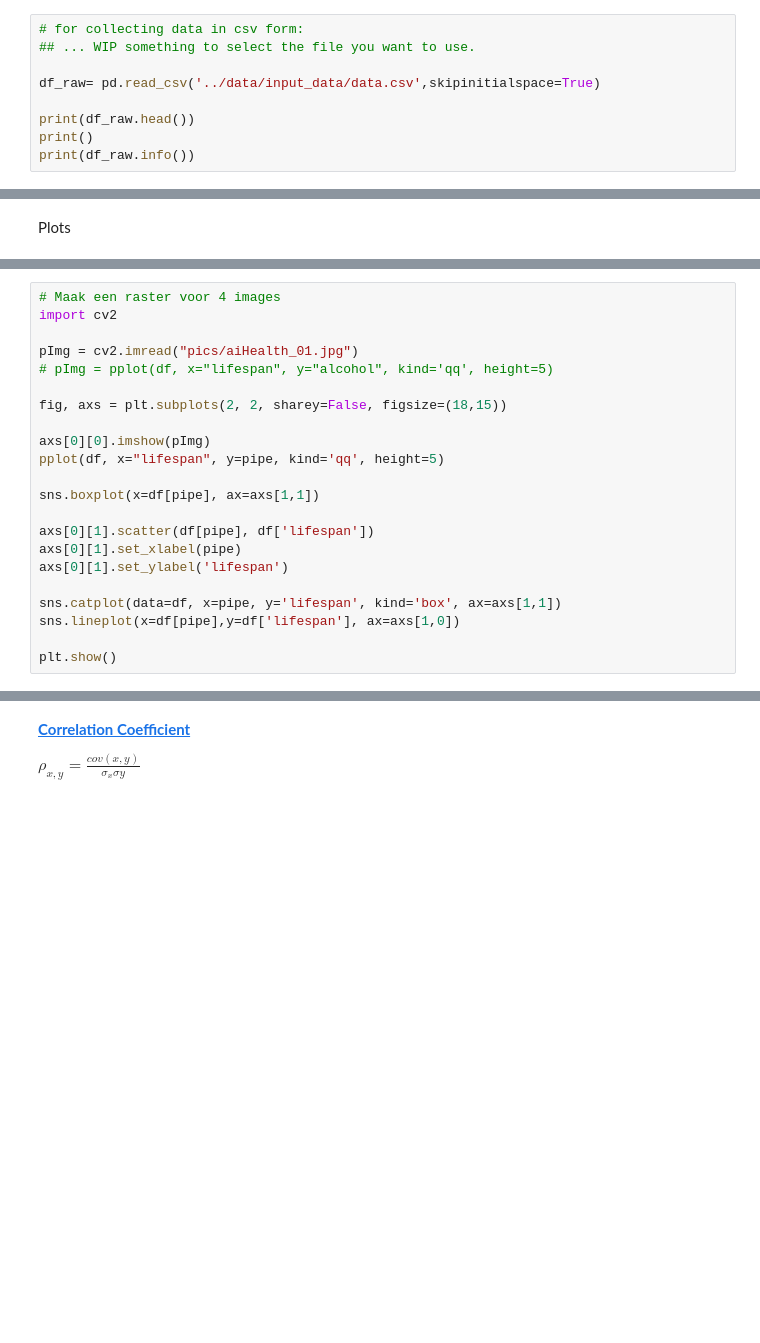
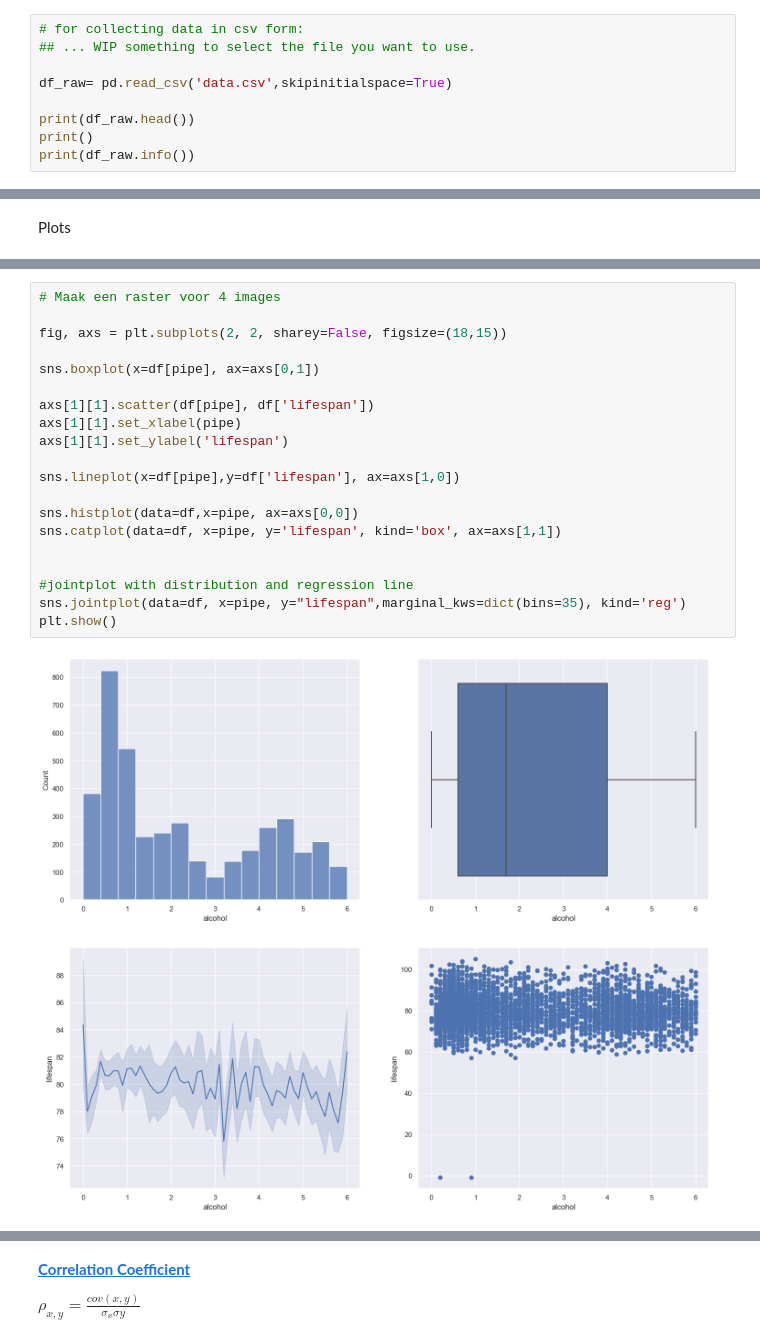
Before and after one commit to TinkerFrank/healthapp, a Jupyter notebook: EDA_Pipeline.ipynb, the cells around one changed output, grey strips where cells are left out. Cells and saved outputs as stored; diff of their text form; blank space fills up the shorter version.

```diff
--- a/EDA_Pipeline.ipynb
+++ b/EDA_Pipeline.ipynb
@@ -57,7 +57,7 @@ sns.set(color_codes=True)
 # for collecting data in csv form:
 ## ... WIP something to select the file you want to use.
 
-df_raw= pd.read_csv('../data/input_data/data.csv',skipinitialspace=True)
+df_raw= pd.read_csv('data.csv',skipinitialspace=True)
 
 print(df_raw.head())
 print()
@@ -181,22 +281,22 @@ sns.lineplot(df,x=pipe,y='lifespan')
 # %%
 # Maak een raster voor 4 images
-import cv2
-
-pImg = cv2.imread("pics/aiHealth_01.jpg")
-# pImg = pplot(df, x="lifespan", y="alcohol", kind='qq', height=5)
 
 fig, axs = plt.subplots(2, 2, sharey=False, figsize=(18,15))
 
-axs[0][0].imshow(pImg)
-pplot(df, x="lifespan", y=pipe, kind='qq', height=5)
+sns.boxplot(x=df[pipe], ax=axs[0,1])
 
-sns.boxplot(x=df[pipe], ax=axs[1,1])
+axs[1][1].scatter(df[pipe], df['lifespan'])
+axs[1][1].set_xlabel(pipe)
+axs[1][1].set_ylabel('lifespan')
 
-axs[0][1].scatter(df[pipe], df['lifespan'])
-axs[0][1].set_xlabel(pipe)
-axs[0][1].set_ylabel('lifespan')
-
-sns.catplot(data=df, x=pipe, y='lifespan', kind='box', ax=axs[1,1])
 sns.lineplot(x=df[pipe],y=df['lifespan'], ax=axs[1,0])
 
+sns.histplot(data=df,x=pipe, ax=axs[0,0])
+sns.catplot(data=df, x=pipe, y='lifespan', kind='box', ax=axs[1,1])
+
+
+#jointplot with distribution and regression line
+sns.jointplot(data=df, x=pipe, y="lifespan",marginal_kws=dict(bins=35), kind='reg')
 plt.show()
+# %% [output]
+[figure, added]
```
Also changed, not shown: parts of 26 cells of this notebook.
